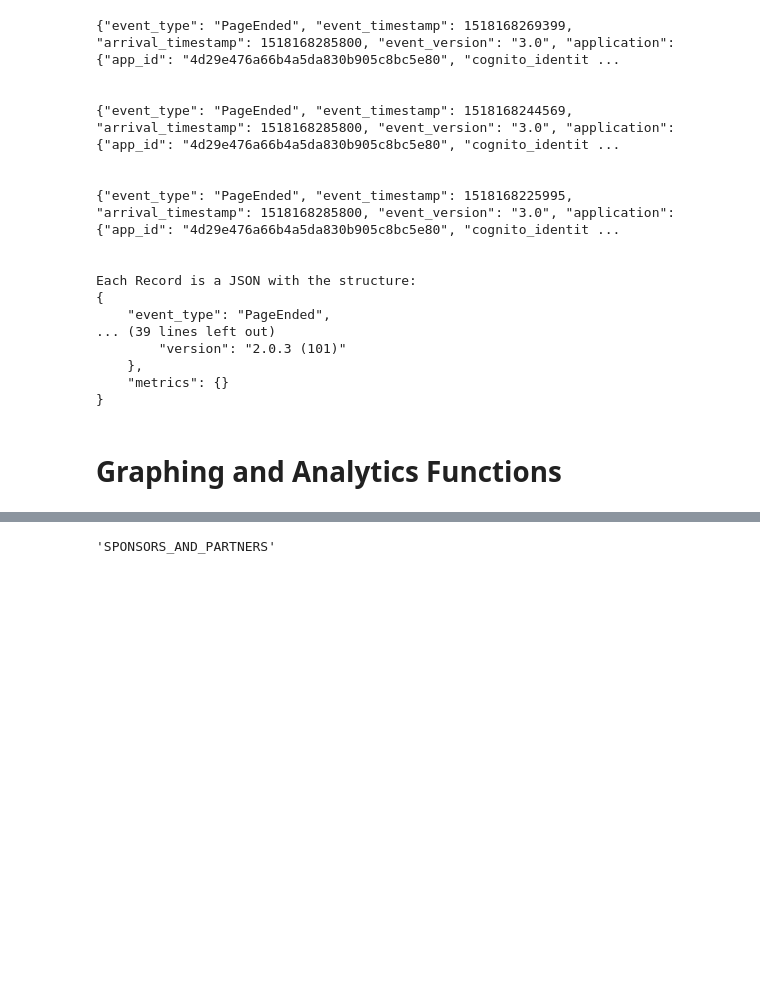
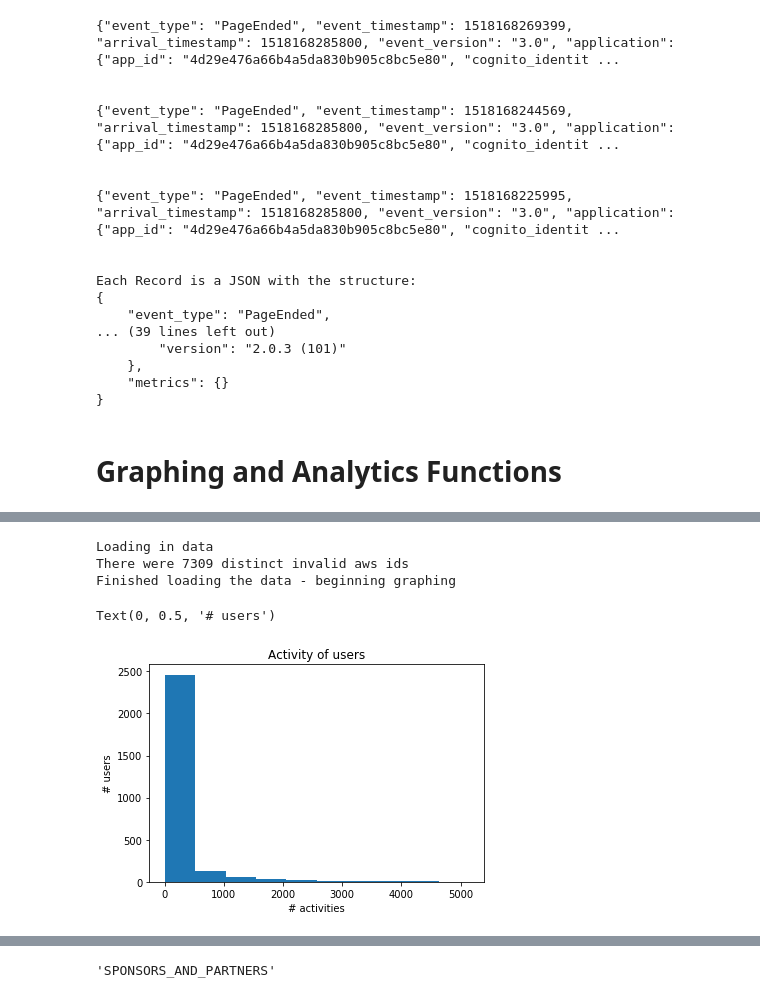
Before and after one commit to AshleyLab/myheartcounts, a Jupyter notebook: daniel_code/notebooks/AWS Analytics.ipynb, the cells around one changed output, grey strips where cells are left out. Drawn from its saved outputs; the diff is of its cells as text; code cells hidden in the pictures; blank space fills up the shorter version.

```diff
--- a/daniel_code/notebooks/AWS Analytics.ipynb
+++ b/daniel_code/notebooks/AWS Analytics.ipynb
@@ -331,0 +398,37 @@ def journey_map(healthcode_map, healthcodes):
+# %%
+usage = defaultdict(int)
+invalid_aws_id = set()
+healthcode_map = map_aws_to_healthcode()
+
+with open(r'/scratch/PI/euan/projects/mhc/code/daniel_code/aws/tables/PageEndedActivities.txt', 'r') as file:
+    print("Loading in data")
+    for line in file:
+        data = json.loads(line.rstrip())
+        aws_id = data["client"]["client_id"]
+
+
+        #Get the healthcode
+        try:
+            healthcode = healthcode_map[aws_id]
+
+            #Count usage
+            usage[healthcode] += 1
+        except KeyError:
+            #print("AWS_id not found {}".format(aws_id))
+            invalid_aws_id.add(aws_id)
+
+print("There were {} distinct invalid aws ids".format(len(invalid_aws_id)))
+print("Finished loading the data - beginning graphing")
+
+#Plot everything
+fig = plt.hist(list(usage.values()))
+plt.title("Activity of users")
+plt.xlabel("# activities")
+plt.ylabel("# users")
+#plt.savefig("/scratch/PI/euan/projects/mhc/code/daniel_code/aws/figures/overall_activity.png")
+# %% [output]
+Loading in data
+There were 7309 distinct invalid aws ids
+Finished loading the data - beginning graphing
+Text(0, 0.5, '# users')
+[figure, added]
```
Also changed, not shown: parts of 29 cells of this notebook, 5 other files.
